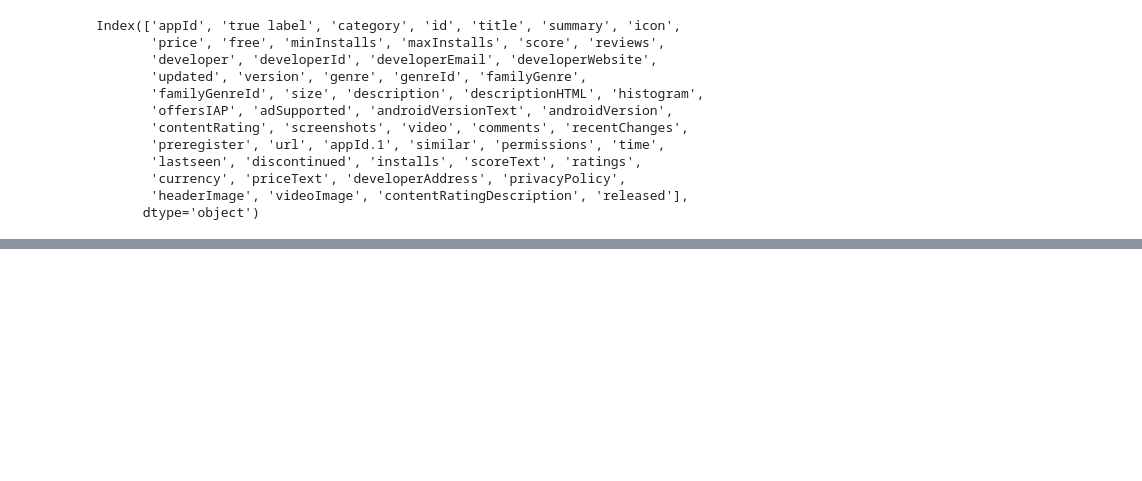
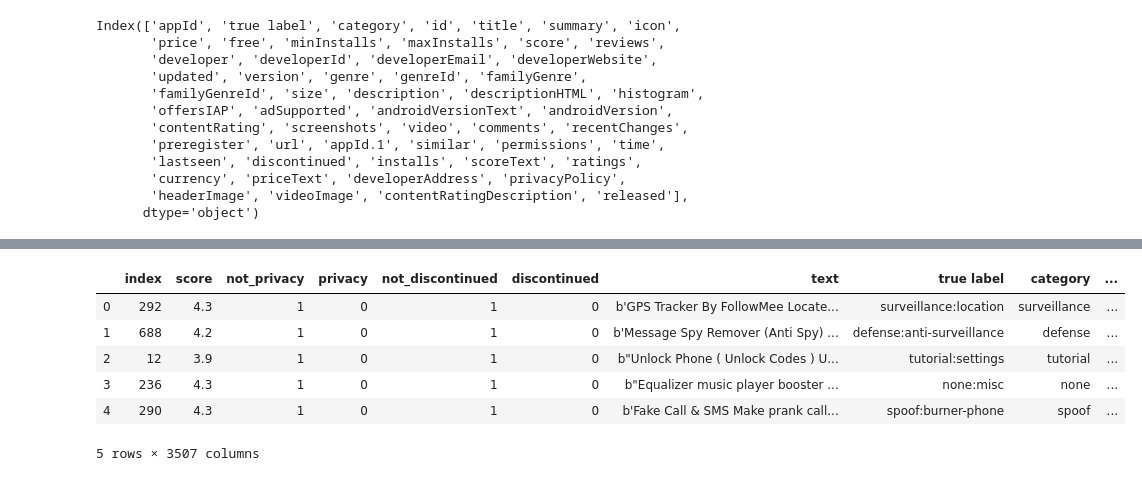
Before and after one commit to dni138/ML_IPV, a Jupyter notebook: Model_Experimentation_Apps.ipynb, the cells around one changed output, grey strips where cells are left out. Drawn from its saved outputs; the diff is of its cells as text; code cells hidden in the pictures; blank space fills up the shorter version.

```diff
--- a/Model_Experimentation_Apps.ipynb
+++ b/Model_Experimentation_Apps.ipynb
@@ -52,0 +208,2 @@ data.head()
+# %%
+train_text_matrix = train_text_matrix.toarray()
@@ -52,0 +218,19 @@ data.head()
+# %%
+tfidf_test = pd.DataFrame(test_text_matrix)
+tfidf_train = pd.DataFrame(train_text_matrix)
+# %%
+train_data = train_data.reset_index()
+test_data = test_data.reset_index()
+# %%
+train_data = pd.concat([train_data, tfidf_train], axis = 1)
+test_data = pd.concat([test_data, tfidf_test], axis = 1)
+# %%
+train_data.head()
+# %% [output]
+|  | index | score | not_privacy | privacy | not_discontinued | discontinued | text | true label | category | ... |
+| 0 | 292 | 4.3 | 1 | 0 | 1 | 0 | b'GPS Tracker By FollowMee Locate... | surveillance:location | surveillance | ... |
+| 1 | 688 | 4.2 | 1 | 0 | 1 | 0 | b'Message Spy Remover (Anti Spy) ... | defense:anti-surveillance | defense | ... |
+| 2 | 12 | 3.9 | 1 | 0 | 1 | 0 | b"Unlock Phone ( Unlock Codes ) U... | tutorial:settings | tutorial | ... |
+| 3 | 236 | 4.3 | 1 | 0 | 1 | 0 | b"Equalizer music player booster ... | none:misc | none | ... |
+| 4 | 290 | 4.3 | 1 | 0 | 1 | 0 | b'Fake Call & SMS Make prank call... | spoof:burner-phone | spoof | ... |
+5 rows × 3507 columns
```
Also changed, not shown: parts of 43 cells of this notebook.
